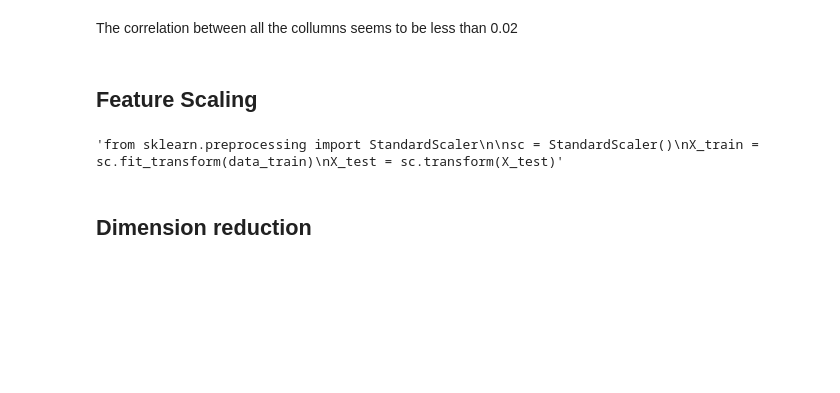
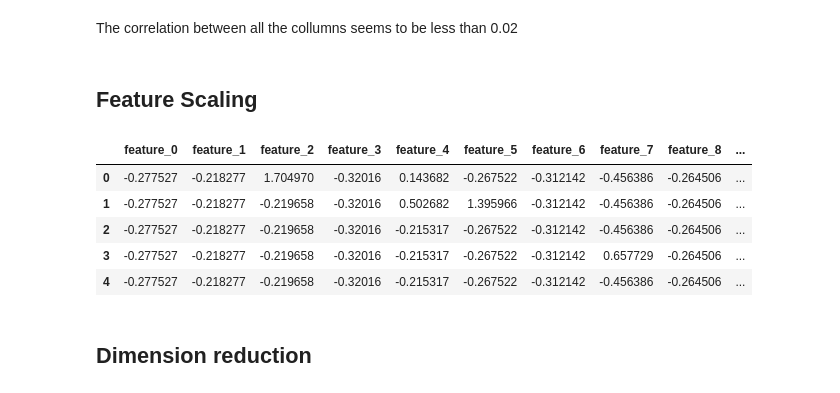
Before and after one commit to juan-ivan-NV/JI_Kaggle_Competitions, a Jupyter notebook: Tabular_Playground_Series/TPS_May_2021_H2O_PyCaret.ipynb, the cells around one changed output. Drawn from its saved outputs; the diff is of its cells as text; code cells hidden in the pictures; blank space fills up the shorter version.

```diff
--- a/Tabular_Playground_Series/TPS_May_2021_H2O_PyCaret.ipynb
+++ b/Tabular_Playground_Series/TPS_May_2021_H2O_PyCaret.ipynb
@@ -94,13 +94,21 @@ The correlation between all the collumns seems to be less than 0.02
 # %% [markdown]
 ## Feature Scaling
 # %%
-"""from sklearn.preprocessing import StandardScaler
+from sklearn.preprocessing import StandardScaler
 
 sc = StandardScaler()
-X_train = sc.fit_transform(data_train)
-X_test = sc.transform(X_test)"""
+dt = data_train
+dt.iloc[:,:-1] = sc.fit_transform(data_train.iloc[:,:-1])
+#X_test = sc.transform(X_test)
-# %% [output]
-'from sklearn.preprocessing import StandardScaler\n\nsc = StandardScaler()\nX_train = sc.fit_transform(data_train)\nX_test = sc.transform(X_test)'
+# %%
+dt.head()
+# %% [output]
+|  | feature_0 | feature_1 | feature_2 | feature_3 | feature_4 | feature_5 | feature_6 | feature_7 | feature_8 | ... |
+| 0 | -0.277527 | -0.218277 | 1.704970 | -0.32016 | 0.143682 | -0.267522 | -0.312142 | -0.456386 | -0.264506 | ... |
+| 1 | -0.277527 | -0.218277 | -0.219658 | -0.32016 | 0.502682 | 1.395966 | -0.312142 | -0.456386 | -0.264506 | ... |
+| 2 | -0.277527 | -0.218277 | -0.219658 | -0.32016 | -0.215317 | -0.267522 | -0.312142 | -0.456386 | -0.264506 | ... |
+| 3 | -0.277527 | -0.218277 | -0.219658 | -0.32016 | -0.215317 | -0.267522 | -0.312142 | 0.657729 | -0.264506 | ... |
+| 4 | -0.277527 | -0.218277 | -0.219658 | -0.32016 | -0.215317 | -0.267522 | -0.312142 | -0.456386 | -0.264506 | ... |
 # %% [markdown]
 ## Dimension reduction
 # %%
```
Also changed, not shown: parts of 5 cells of this notebook.
